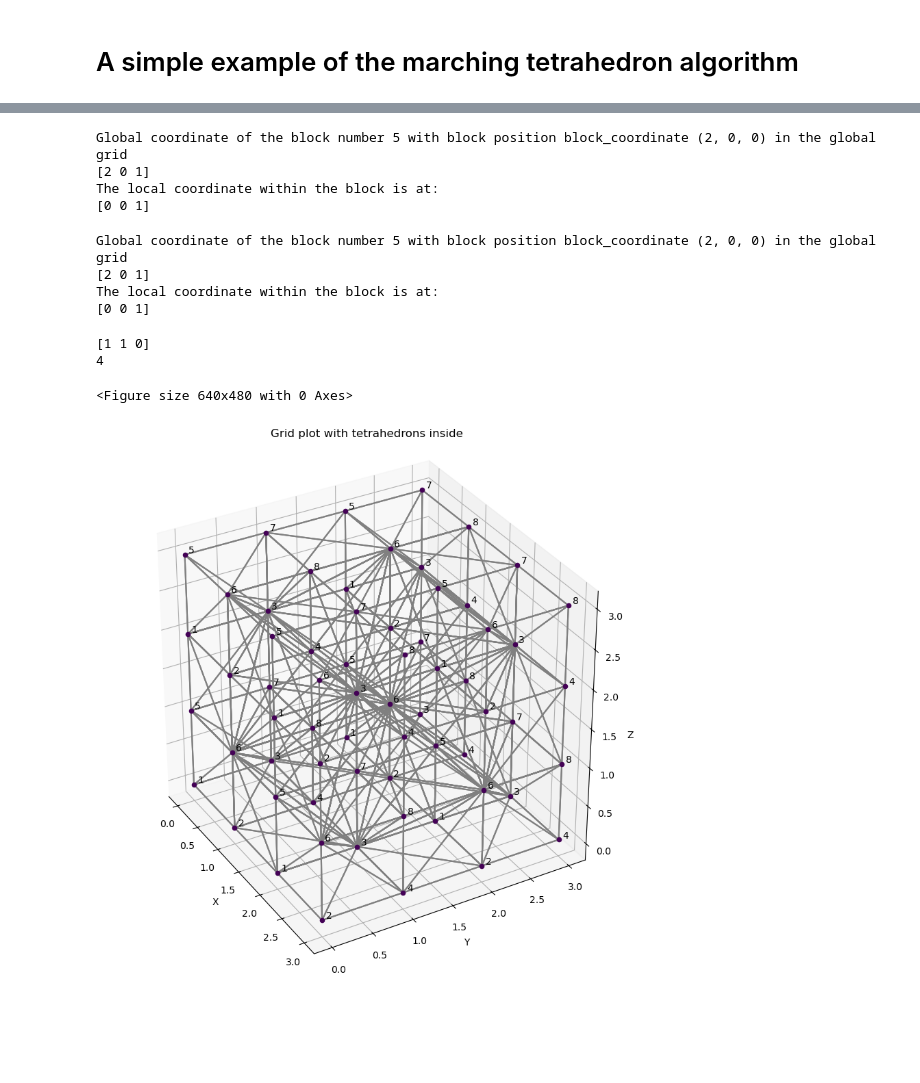
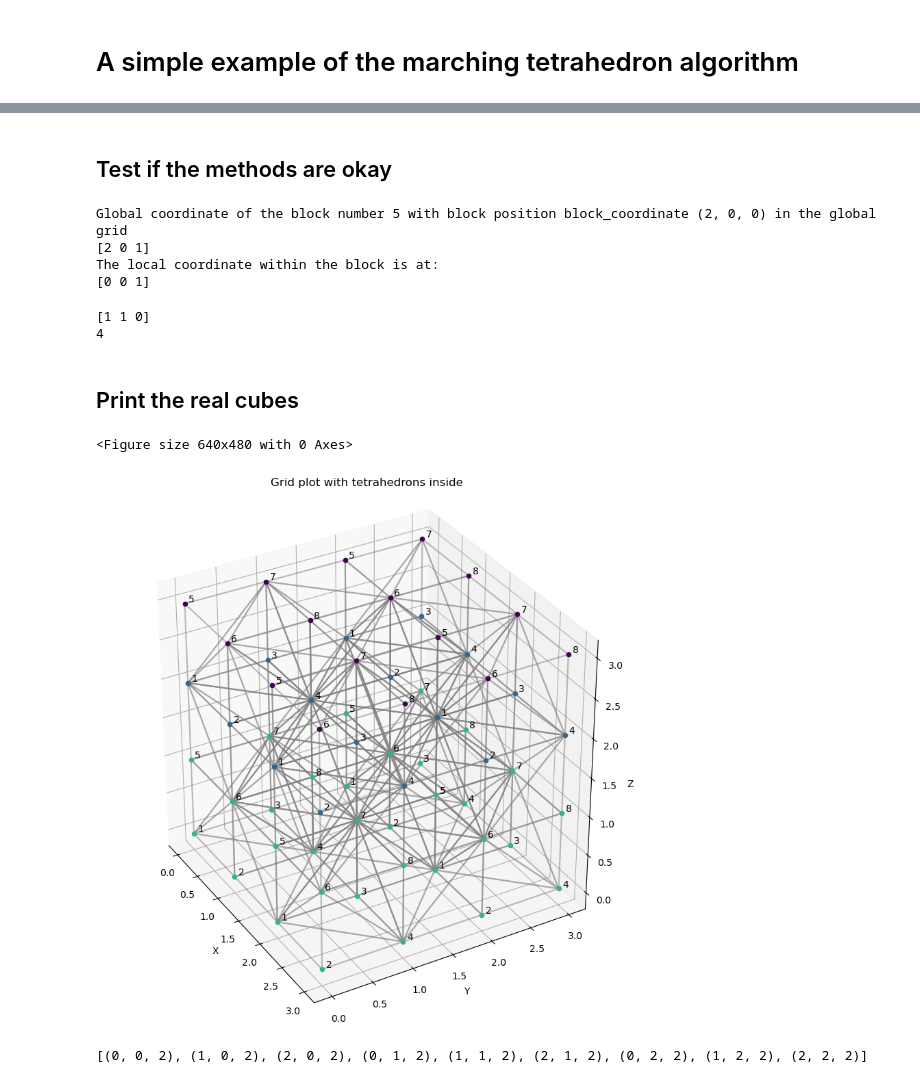
Before and after one commit to HliasGit/tetra, a Jupyter notebook: marching_tetra_python/marching_tetra.ipynb, the cells around one changed output, grey strips where cells are left out. Cells and saved outputs as stored; diff of their text form; code cells hidden in the pictures; blank space fills up the shorter version.

```diff
--- a/marching_tetra_python/marching_tetra.ipynb
+++ b/marching_tetra_python/marching_tetra.ipynb
@@ -102,6 +141,8 @@ for k in range (0, n+1):
                 grid[i,j,k] = n
             elif k == n:
                 grid[i,j,k] = n+1
+
+grid[1,1,1] = n+1
 
 fig = plt.figure()
 ax = fig.add_subplot(111, projection='3d')
@@ -184,3 +225,5 @@ plt.show()
+# %% [markdown]
+## Test if the methods are okay
 # %%
 # I have the position of each cube as (i,j,k) where i is the x position, j is the y position, and k is the z position
 # I can compute the relative position with the following rule:
@@ -204,18 +247,6 @@ Global coordinate of the block number 5 with block position block_coordinate (2,
 [2 0 1]
 The local coordinate within the block is at:
 [0 0 1]
-# %%
-
-
-print("Global coordinate of the block number", str(point), "with block position block_coordinate", str(block_coordinate), "in the global grid" )
-print(global_coordinate)
-print("The local coordinate within the block is at:" )
-print(local_coordinate)
-# %% [output]
-Global coordinate of the block number 5 with block position block_coordinate (2, 0, 0) in the global grid
-[2 0 1]
-The local coordinate within the block is at:
-[0 0 1]
 # %%
 # Now I need the reverse, i.e.: from a coordinate I want to know the number among its block vertices
 # For example. I know the the vertex 8 in the cube at location (2,1,0) is at position (3,1,1)
@@ -252,6 +283,8 @@ print(inv_conversion_table_1[new_coord])
 # %% [output]
 [1 1 0]
 4
+# %% [markdown]
+## Print the real cubes
 # %%
 # Functions and data to build the edges for every cube, also for their tetrahedra
 
@@ -282,8 +315,7 @@ cube_6_tetrahedra = [
     (2,3,4,6),
 ]
 # %%
-# Check how to adjacent six cube-tetrahedra behave, then do it with nine
-
+# Specify the size of the grid you want to build
 x = 3
 y = 3
 z = 3
@@ -295,34 +327,38 @@ ax = fig.add_subplot(111, projection='3d')
 spacing = 0.03
 
 # Plot the grid points with color based on the value of the grid
 for i in range(x+1):
     for j in range(y+1):
         for k in range(z+1):
-            ax.scatter(i, j, k, c=plt.cm.viridis(1), marker='o')
+            if k == z-1:
+                grid[i][j][k] = 2.0
+            if k == z:
+                grid[i][j][k] = 3.0
+            ax.scatter(i, j, k, c=plt.cm.viridis(1-grid[i][j][k]/3.0), marker='o')
             ax.text(i+spacing, j+spacing, k+spacing, f'{get_number_from_global_coord((i,j,k))}', color='black')
 
 def plot(pair_vetrices_connectivity, cube_coordinate):
     coord = from_vertex_connectivity_to_coord_connectivity(pair_vetrices_connectivity, cube_coordinate)
     for i in range(len(coord)):
-        ax.plot([coord[i][0][0], coord[i][1][0]], [coord[i][0][1], coord[i][1][1]], [coord[i][0][2], coord[i][1][2]], color="gray")
+        ax.plot([coord[i][0][0], coord[i][1][0]], [coord[i][0][1], coord[i][1][1]], [coord[i][0][2], coord[i][1][2]], color="gray", alpha=0.3)
 
 for i in range(x):
     for j in range(y):
         for k in range(z):
             plot(cube_connectivity, (i,j,k))
-            plot(add_connectivity(cube_6_tetrahedra), (i,j,k))
+            plot(add_connectivity(cube_5_tetrahedra), (i,j,k))
 
 ax.view_init(elev=32, azim=330)
 
 ax.set_box_aspect([x,y,z])
 
 ax.set_xlabel('X')
 ax.set_ylabel('Y')
 ax.set_zlabel('Z')
 
 ax.set_title("Grid plot with tetrahedrons inside")
 
 plt.show()
 # %% [output]
 <Figure size 640x480 with 0 Axes>
-[figure, old version]
+[figure, new version]
@@ -328,0 +384,22 @@ plt.show()
+# %%
+
+cubes_nontrivial = []
+
+for i in cubes_involved:
+    all_lessthan_zero = True
+    for point in range(1,9):
+        _, coordinate = from_point_globalcube_to_local_global_point(point, i)
+        val = (grid[coordinate[0], coordinate[1], coordinate[2]] - threshold)
+        if val >= 0:
+            all_lessthan_zero = False
+
+    # if all_lessthan_zero:
+        # print(i, "is all F-C<0: ", val)
+
+    if not all_lessthan_zero:
+        # print(i, "has some =0, >0: ", val)
+        cubes_nontrivial.append(tuple(i))
+
+print(cubes_nontrivial)
+# %% [output]
+[(0, 0, 2), (1, 0, 2), (2, 0, 2), (0, 1, 2), (1, 1, 2), (2, 1, 2), (0, 2, 2), (1, 2, 2), (2, 2, 2)]
```
Also changed, not shown: parts of 11 cells of this notebook, 1 other file.
